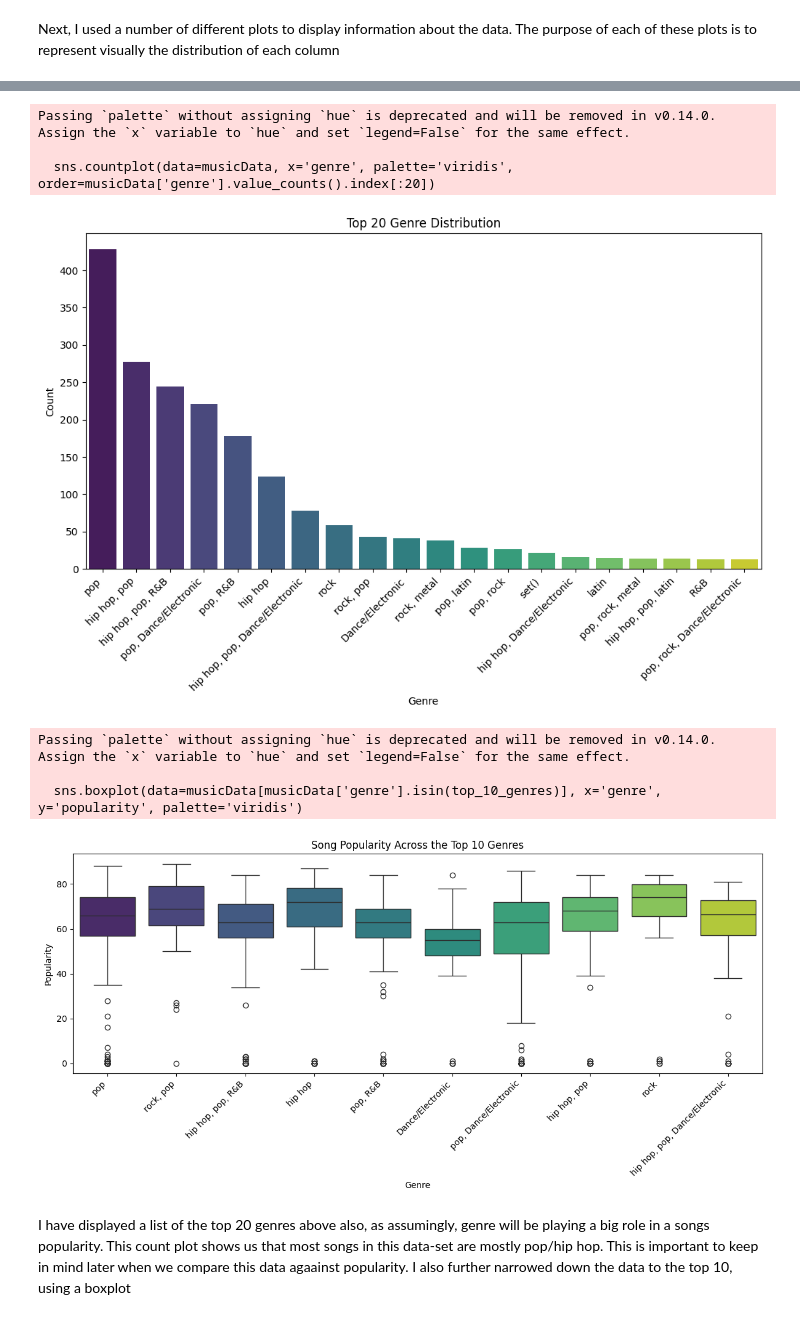
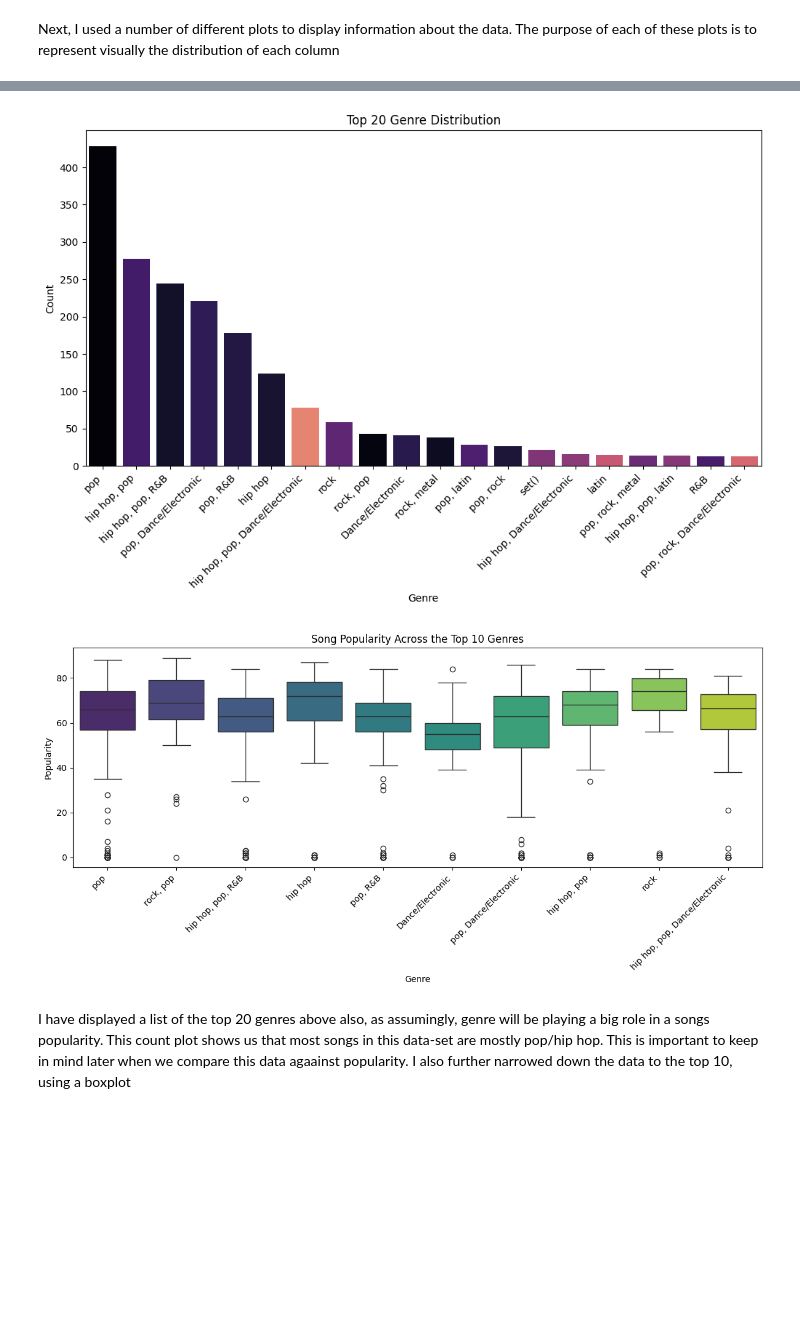
Before and after one commit to Hoover328/Data-Analytics-CA2-Music-Project, a Jupyter notebook: Notebook Files/MusicProject.ipynb, the cells around one changed output, grey strips where cells are left out. Cells and saved outputs as stored; diff of their text form; code cells hidden in the pictures; blank space fills up the shorter version.

Commit message:
Completed a majority of Phase 4 code, may include more plot types, need to now explain everything

```diff
--- a/Notebook Files/MusicProject.ipynb
+++ b/Notebook Files/MusicProject.ipynb
@@ -262,42 +275,38 @@ musicData.hist(bins=20, figsize=(10, 10), color='red', edgecolor='black')
 plt.suptitle('Distribution of Numerical Audio Data')
 
 plt.show()
 
 #A countplot showing the distribution of music generes in the dataset
 #(Had to be seperate as they are not numerical)
 plt.figure(figsize=(12, 6))
 
-sns.countplot(data=musicData, x='genre', palette='viridis', order=musicData['genre'].value_counts().index[:20])
+sns.countplot(data=musicData, x='genre', hue='genre', palette='magma',
+              order=musicData['genre'].value_counts().index[:20], legend=False,)
 
 plt.title('Top 20 Genre Distribution')
 plt.xlabel('Genre')
 plt.ylabel('Count')
 plt.xticks(rotation=45, ha='right')
 
 
 plt.show()
 
 #A boxplot showing the distribution of popularity among the top 10 genres
 top_10_genres = musicData['genre'].value_counts().index[:10]
 plt.figure(figsize=(12, 6))
-sns.boxplot(data=musicData[musicData['genre'].isin(top_10_genres)], x='genre', y='popularity', palette='viridis')
+sns.boxplot(data=musicData[musicData['genre'].isin(top_10_genres)], x='genre', y='popularity',
+            hue = 'genre', palette='viridis')
 
 plt.title('Song Popularity Across the Top 10 Genres')
 plt.xlabel('Genre')
 plt.ylabel('Popularity')
 
 plt.xticks(rotation=45, ha='right')
 plt.tight_layout()
 plt.show()
 # %% [output]
 [figure]
-Passing `palette` without assigning `hue` is deprecated and will be removed in v0.14.0. Assign the `x` variable to `hue` and set `legend=False` for the same effect.
-
-  sns.countplot(data=musicData, x='genre', palette='viridis', order=musicData['genre'].value_counts().index[:20])
-[figure, old version]
+[figure, new version]
-Passing `palette` without assigning `hue` is deprecated and will be removed in v0.14.0. Assign the `x` variable to `hue` and set `legend=False` for the same effect.
-
-  sns.boxplot(data=musicData[musicData['genre'].isin(top_10_genres)], x='genre', y='popularity', palette='viridis')
 [figure]
 # %% [markdown]
 I have displayed a list of the top 20 genres above also, as assumingly, genre will be playing a big role in a songs popularity. This count plot shows us that most songs in this data-set are mostly pop/hip hop. This is important to keep in mind later when we compare this data agaainst popularity. I also further narrowed down the data to the top 10, using a boxplot
```
Also changed, not shown: parts of 8 cells of this notebook.
